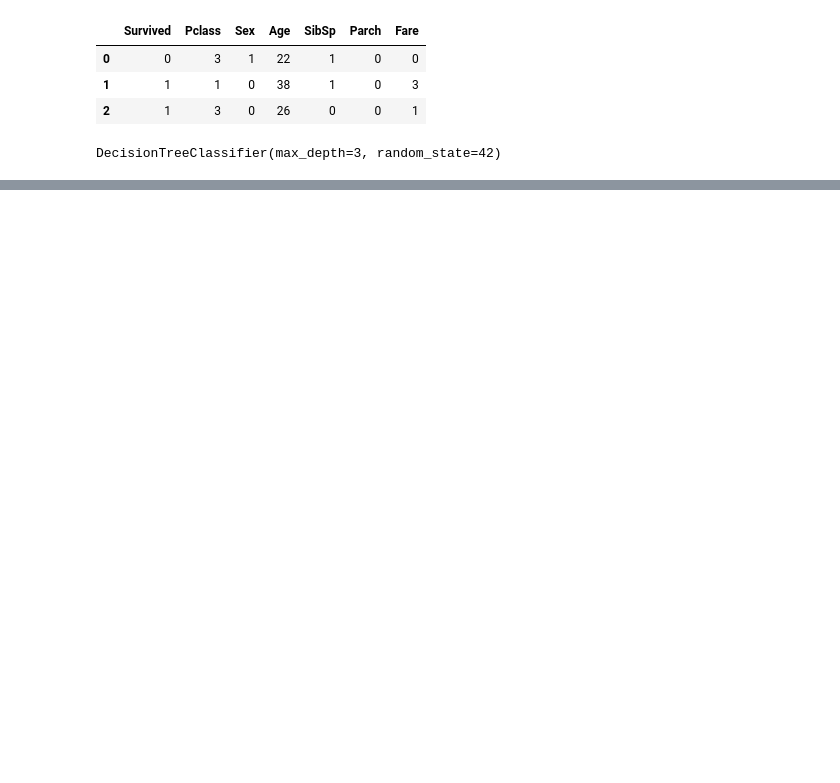
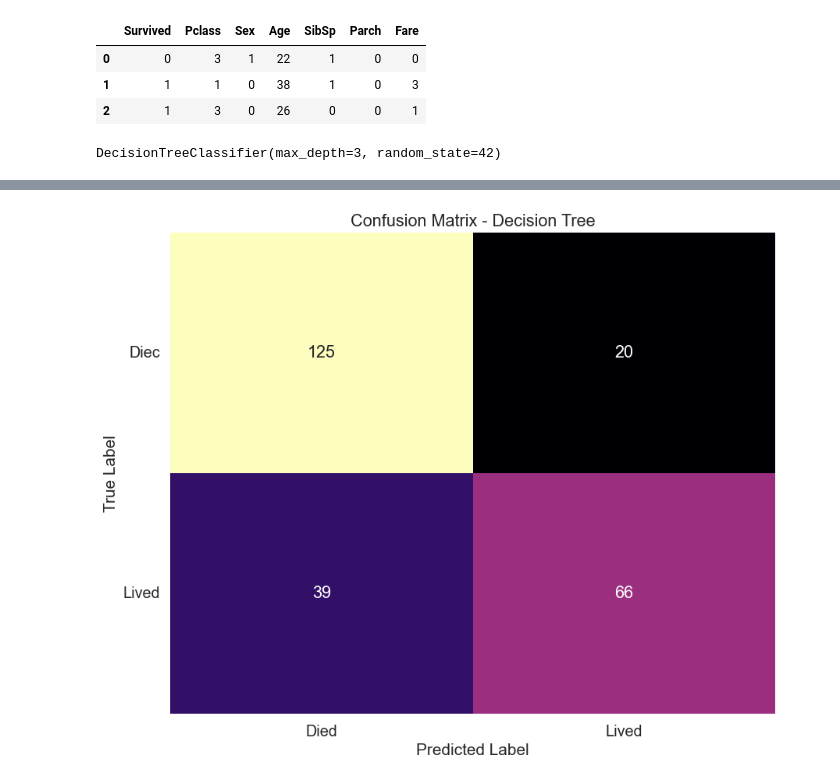
Before and after one commit to Kay-zttang/ML-Course-Notes, a Jupyter notebook: lec8_The_Decision_Tree/The_Decision_Tree.ipynb, the cells around one changed output, grey strips where cells are left out. Drawn from its saved outputs; the diff is of its cells as text; code cells hidden in the pictures; blank space fills up the shorter version.

```diff
--- a/lec8_The_Decision_Tree/The_Decision_Tree.ipynb
+++ b/lec8_The_Decision_Tree/The_Decision_Tree.ipynb
@@ -98,0 +99,30 @@ acc_decision_tree
+# %%
+test_pred_decision_tree = decision_tree.predict(X_test)
+from sklearn import metrics
+
+import seaborn as sns
+confusion_matrix = metrics.confusion_matrix(y_test, test_pred_decision_tree)
+
+# Convert confusion matrix into dataframe
+matrix_df = pd.DataFrame(confusion_matrix)
+
+
+plt.figure(figsize=(10, 8))
+ax = plt.axes()
+sns.set(font_scale=1.3)
+
+sns.heatmap(matrix_df,
+            annot = True,
+            fmt = "g",
+            ax = ax,
+            cmap = "magma",
+            cbar = False)
+
+ax.set_title("Confusion Matrix - Decision Tree")
+ax.set_xlabel("Predicted Label", fontsize=15)
+ax.set_xticklabels(["Died", "Lived"])
+ax.set_ylabel("True Label", fontsize=15)
+ax.set_yticklabels(["Diec", "Lived"], rotation=0)
+plt.show()
+# %% [output]
+[figure, added]
```
Also changed, not shown: parts of 4 cells of this notebook.
